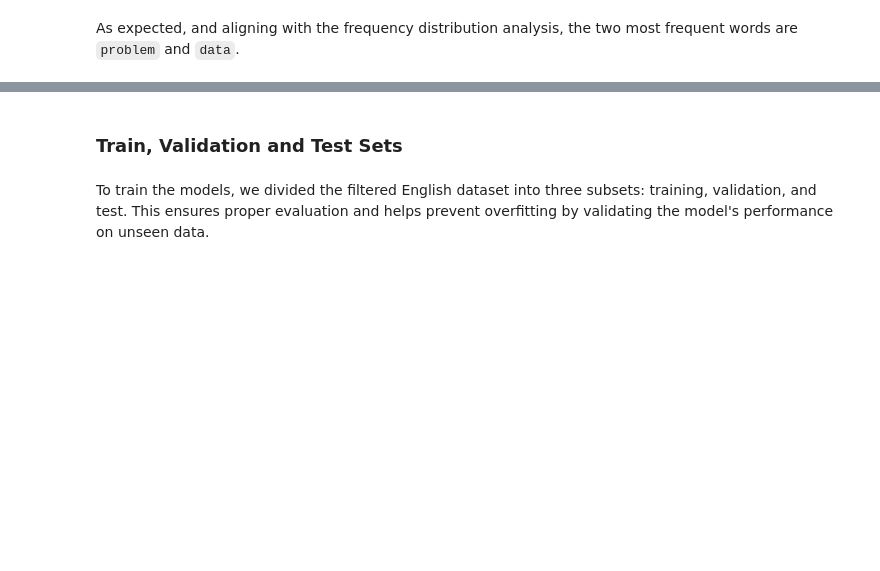
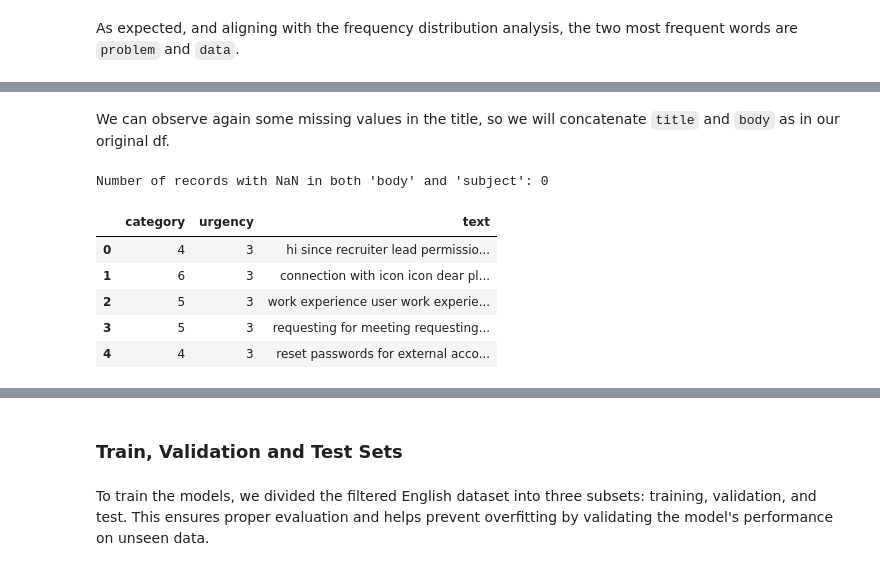
Before and after one commit to margavera/Customer-IT-Support-Text-Classification, a Jupyter notebook: notebooks/EDA.ipynb, the cells around one changed output, grey strips where cells are left out. Cells and saved outputs as stored; diff of their text form; code cells hidden in the pictures; blank space fills up the shorter version.

```diff
--- a/notebooks/EDA.ipynb
+++ b/notebooks/EDA.ipynb
@@ -553,0 +608,19 @@ As expected, and aligning with the frequency distribution analysis, the two most
+# %% [markdown]
+We can observe again some missing values in the title, so we will concatenate `title` and `body` as in our original df.
+# %%
+nan_in_both = df_enhanced_filtered[ df_enhanced_filtered['body'].isna() & df_enhanced_filtered['title'].isna() ].shape[0]
+print(f"Number of records with NaN in both 'body' and 'subject': {nan_in_both}")
+# %% [output]
+Number of records with NaN in both 'body' and 'subject': 0
+# %%
+df_enhanced = df_enhanced_filtered.copy()
+df_enhanced['text'] = df_enhanced['title'].fillna('') + " " + df_enhanced['body'].fillna('')
+df_enhanced = df_enhanced.drop(columns=['title', 'body'])
+df_enhanced.head()
+# %% [output]
+|  | category | urgency | text |
+| 0 | 4 | 3 | hi since recruiter lead permissio... |
+| 1 | 6 | 3 | connection with icon icon dear pl... |
+| 2 | 5 | 3 | work experience user work experie... |
+| 3 | 5 | 3 | requesting for meeting requesting... |
+| 4 | 4 | 3 | reset passwords for external acco... |
```
Also changed, not shown: parts of 26 cells of this notebook.
